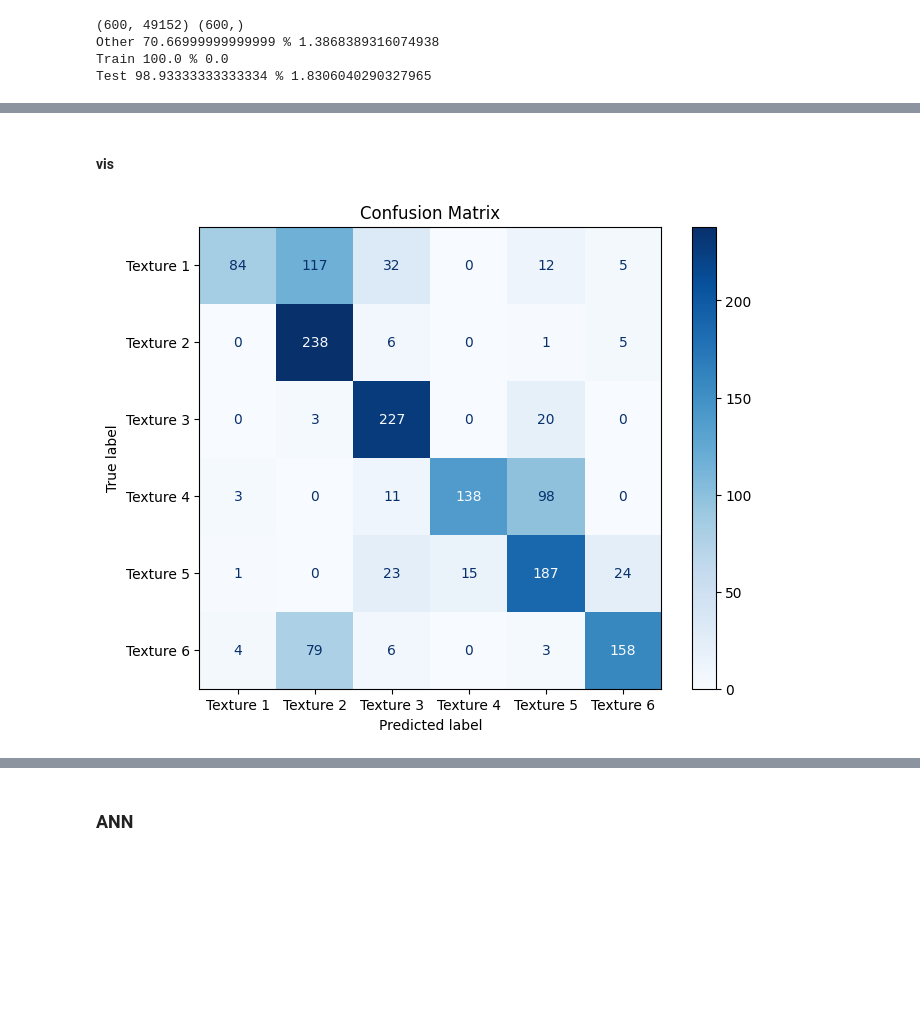
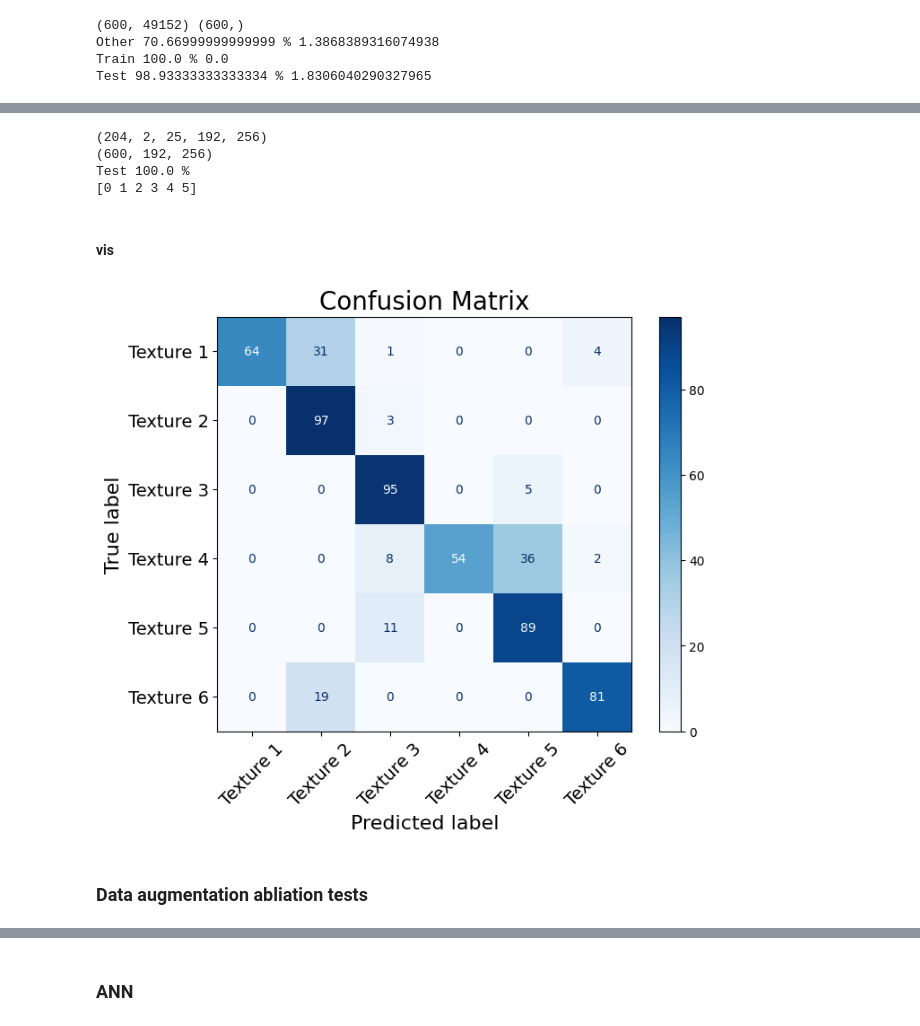
Before and after one commit to shepai/3D-textures, a Jupyter notebook: Experimental/all_the_same.ipynb, the cells around one changed output, grey strips where cells are left out. Cells and saved outputs as stored; diff of their text form; code cells hidden in the pictures; blank space fills up the shorter version.

```diff
--- a/Experimental/all_the_same.ipynb
+++ b/Experimental/all_the_same.ipynb
@@ -690,15 +711,53 @@ Test 98.93333333333334 % 1.8306040290327965
+# %%
+# just train once
+#X_=X.reshape((130*2*25,192,256))
+
+print(X.shape)
+X_sub,y_sub=get_data(dataset,X,printer="resin",filament="resin",augment=True,pattern=".1")
+print(X_sub.shape)
+X_sub=X_sub.reshape((len(X_sub),-1))
+train_X, test_X, train_y, test_y = train_test_split(X_sub,y_sub)
+pca = PCA(n_components=25).fit(train_X)
+train_X=pca.transform(train_X)
+test_X = pca.transform(test_X)
+clf = RandomForestClassifier(max_depth=50, random_state=np.random.randint(0,100))
+clf.fit(train_X, train_y)
+y_pred = clf.predict(test_X)
+accuracy = accuracy_score(test_y, y_pred)
+print("Test",accuracy*100, "%")
+print(np.unique(test_y))
+# %% [output]
+(204, 2, 25, 192, 256)
+(600, 192, 256)
+Test 100.0 %
+[0 1 2 3 4 5]
 # %% [markdown]
 #### vis
 # %%
-cm = confusion_matrix(y_, y_pred, labels=np.unique(y_))
-class_labels = ["Texture "+str(i+1) for i in np.unique(y_)]
+X_sub2,y_sub2=get_data(dataset,X,printer="resin",filament="resin",augment=True,pattern=".2")
+X_sub2=X_sub2.reshape((len(X_sub2),-1))
+test_X = pca.transform(X_sub2)
+y_pred = clf.predict(test_X)
+cm = confusion_matrix(y_sub2, y_pred) #,label=np.unique(test_y)
+class_labels = ["Texture "+str(i+1) for i in range(6)]
 
 # plot confusion matrix
 disp = ConfusionMatrixDisplay(confusion_matrix=cm, display_labels=class_labels)
-fig, ax = plt.subplots(figsize=(8,6))
+fig, ax = plt.subplots(figsize=(8, 6))
 disp.plot(ax=ax, cmap="Blues", colorbar=True)
-plt.title("Confusion Matrix")
-plt.savefig("/its/home/drs25/3D-textures/assets/confusion_RFC_resin.pdf")
+
+# Increase font sizes
+ax.set_title("Confusion Matrix", fontsize=20)
+ax.set_xlabel("Predicted label", fontsize=16)
+ax.set_ylabel("True label", fontsize=16)
+
+ax.tick_params(axis='x', labelsize=14,rotation=45)
+ax.tick_params(axis='y', labelsize=14)
+
+plt.savefig("/home/dexter/Documents/GitHub/3D-textures/assets/confusion_RFC_resin.pdf",
+            bbox_inches="tight")
 plt.show()
 # %% [output]
-[figure, old version]
+[figure, new version]
+# %% [markdown]
+### Data augmentation abliation tests
```
Also changed, not shown: parts of 5 cells of this notebook.
